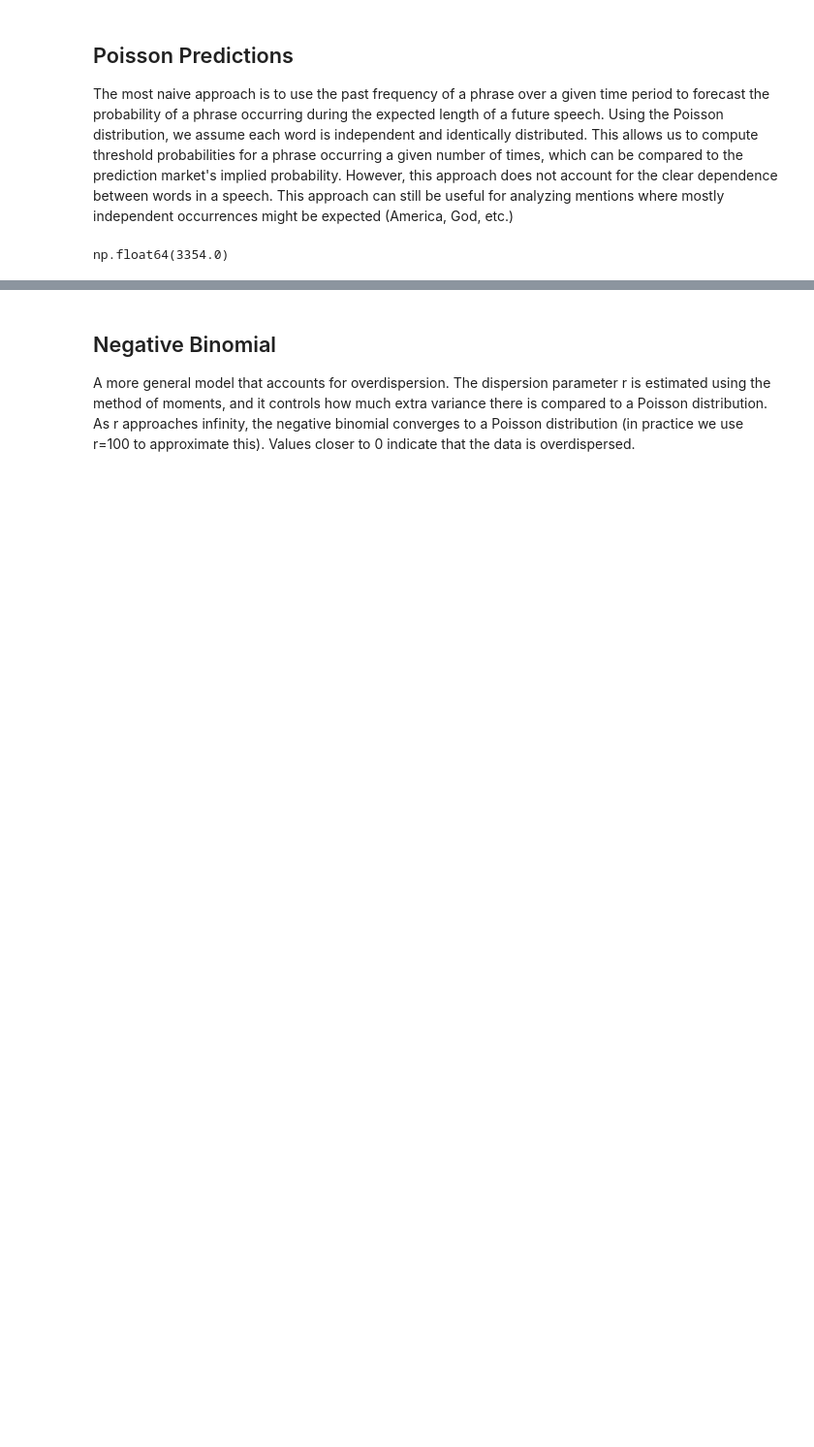
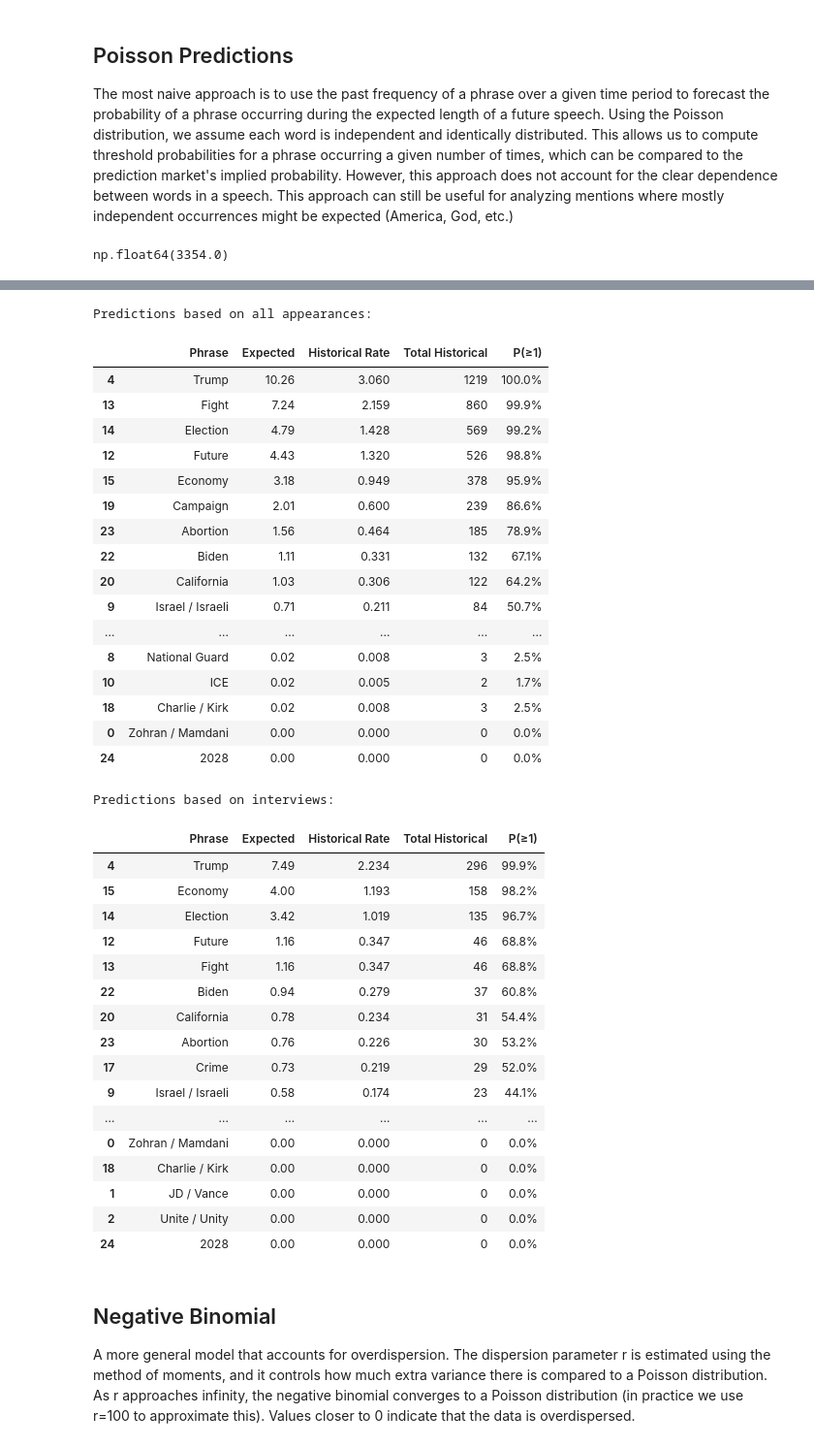
Before and after one commit to jsteng19/kalshi-research, a Jupyter notebook: notebooks/harris_appearance.ipynb, the cells around one changed output, grey strips where cells are left out. Shown at 97% size. Drawn from its saved outputs; the diff is of its cells as text; code cells hidden in the pictures; blank space fills up the shorter version.

```diff
--- a/notebooks/harris_appearance.ipynb
+++ b/notebooks/harris_appearance.ipynb
@@ -389,3 +215,50 @@ NameError: name 'colbert_word_count' is not defined
+# %%
+# Calculate predictions from different data sources
+predictions_all = calculate_poisson_predictions(df, maddow_word_count, SEARCH_PHRASES)
+predictions_interviews = calculate_poisson_predictions(df_category, maddow_word_count, SEARCH_PHRASES)
+
+print("Predictions based on all appearances:")
+display(format_prediction_table(predictions_all))
+
+print("\nPredictions based on interviews:")
+display(format_prediction_table(predictions_interviews))
+# %% [output]
+Predictions based on all appearances:
+|  | Phrase | Expected | Historical Rate | Total Historical | P(≥1) |
+| 4 | Trump | 10.26 | 3.060 | 1219 | 100.0% |
+| 13 | Fight | 7.24 | 2.159 | 860 | 99.9% |
+| 14 | Election | 4.79 | 1.428 | 569 | 99.2% |
+| 12 | Future | 4.43 | 1.320 | 526 | 98.8% |
+| 15 | Economy | 3.18 | 0.949 | 378 | 95.9% |
+| 19 | Campaign | 2.01 | 0.600 | 239 | 86.6% |
+| 23 | Abortion | 1.56 | 0.464 | 185 | 78.9% |
+| 22 | Biden | 1.11 | 0.331 | 132 | 67.1% |
+| 20 | California | 1.03 | 0.306 | 122 | 64.2% |
+| 9 | Israel / Israeli | 0.71 | 0.211 | 84 | 50.7% |
+| ... | ... | ... | ... | ... | ... |
+| 8 | National Guard | 0.02 | 0.008 | 3 | 2.5% |
+| 10 | ICE | 0.02 | 0.005 | 2 | 1.7% |
+| 18 | Charlie / Kirk | 0.02 | 0.008 | 3 | 2.5% |
+| 0 | Zohran / Mamdani | 0.00 | 0.000 | 0 | 0.0% |
+| 24 | 2028 | 0.00 | 0.000 | 0 | 0.0% |
+Predictions based on interviews:
+|  | Phrase | Expected | Historical Rate | Total Historical | P(≥1) |
+| 4 | Trump | 7.49 | 2.234 | 296 | 99.9% |
+| 15 | Economy | 4.00 | 1.193 | 158 | 98.2% |
+| 14 | Election | 3.42 | 1.019 | 135 | 96.7% |
+| 12 | Future | 1.16 | 0.347 | 46 | 68.8% |
+| 13 | Fight | 1.16 | 0.347 | 46 | 68.8% |
+| 22 | Biden | 0.94 | 0.279 | 37 | 60.8% |
+| 20 | California | 0.78 | 0.234 | 31 | 54.4% |
+| 23 | Abortion | 0.76 | 0.226 | 30 | 53.2% |
+| 17 | Crime | 0.73 | 0.219 | 29 | 52.0% |
+| 9 | Israel / Israeli | 0.58 | 0.174 | 23 | 44.1% |
+| ... | ... | ... | ... | ... | ... |
+| 0 | Zohran / Mamdani | 0.00 | 0.000 | 0 | 0.0% |
+| 18 | Charlie / Kirk | 0.00 | 0.000 | 0 | 0.0% |
+| 1 | JD / Vance | 0.00 | 0.000 | 0 | 0.0% |
+| 2 | Unite / Unity | 0.00 | 0.000 | 0 | 0.0% |
+| 24 | 2028 | 0.00 | 0.000 | 0 | 0.0% |
 # %% [markdown]
 ## Negative Binomial
 
```
Also changed, not shown: parts of 21 cells of this notebook, 8 other files.
